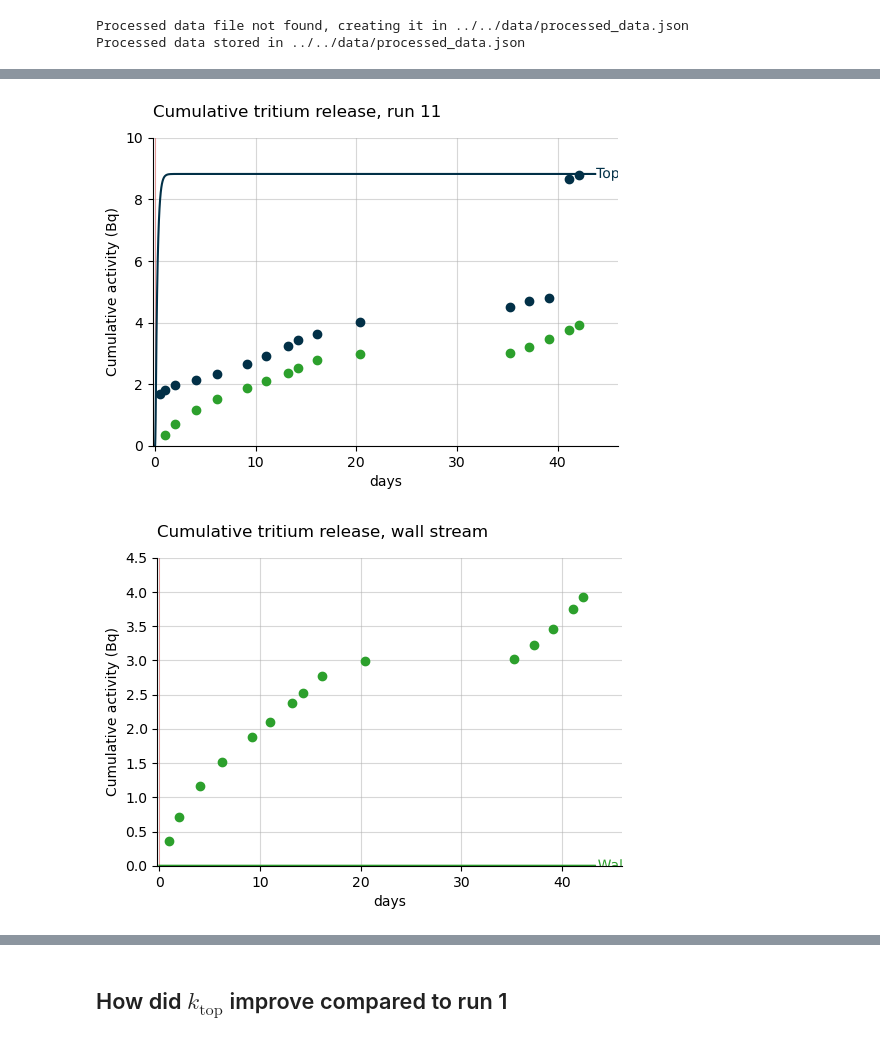
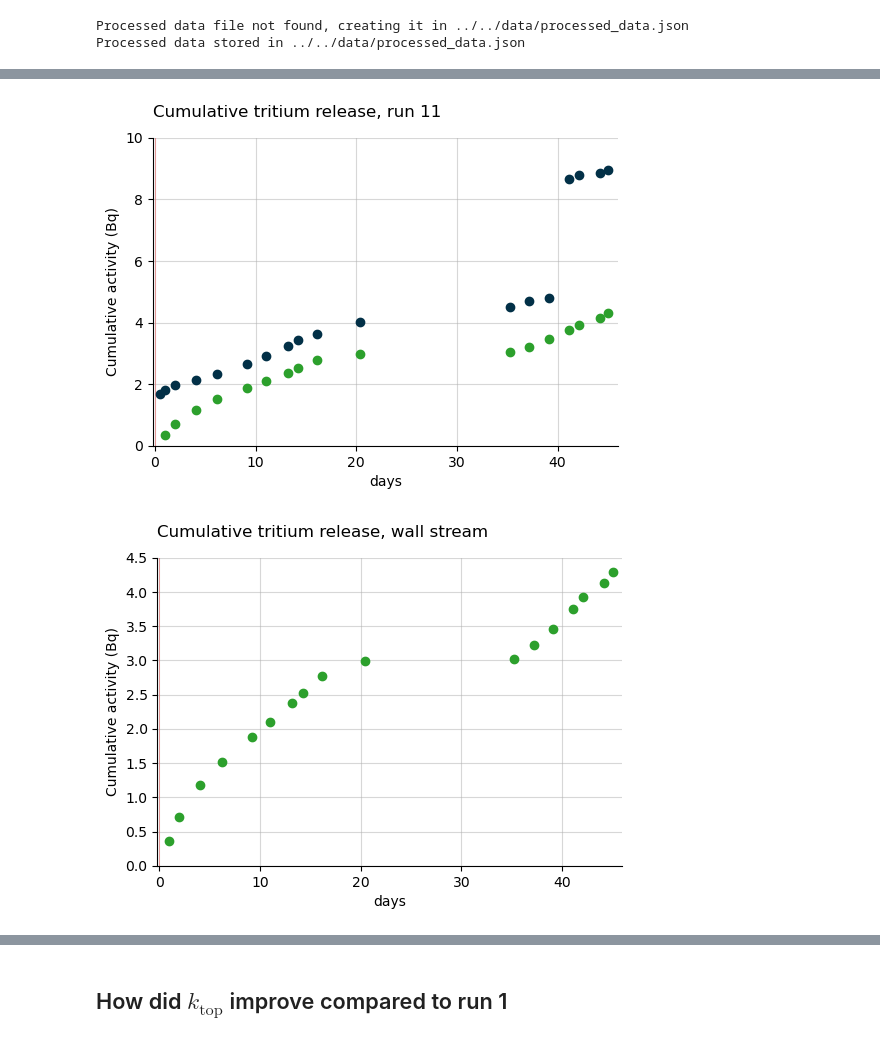
Before and after one commit to veliki-filozof/BABY-1L-run-11, a Jupyter notebook: analysis/tritium/tritium_model.ipynb, the cells around one changed output, grey strips where cells are left out. Saved outputs shown, nothing was run; the diff lists cells and outputs as text; code cells hidden in the pictures.

```diff
--- a/analysis/tritium/tritium_model.ipynb
+++ b/analysis/tritium/tritium_model.ipynb
@@ -74,6 +74,6 @@ Measured TBR: 5.25e-04 particle / neutron
 [figure]
 # %%
-baby_model.run(60 * ureg.day)
+baby_model.run(70 * ureg.day)
 # %%
 print(f"Transport:")
 print(f"  mass transport coeff top: {baby_model.k_top:.2e~P}")
@@ -103,41 +103,41 @@ Geometry:
   wall area: 445.87 cm²
 # %%
 plt.figure(figsize=(6, 4))
-(l,) = plot_integrated_top_release(baby_model, color="#023047", label="Top")
+#(l,) = plot_integrated_top_release(baby_model, color="#023047", label="Top")
 # plot_integrated_wall_release(baby_model, color="tab:green", label="Wall")
 plot_irradiation(baby_model, facecolor="#EF5B5B", alpha=0.5)
 plt.grid(alpha=0.5)
 labelLines(plt.gca().get_lines(), zorder=2.5, xvals=[45] * 2)
 plt.ylim(bottom=0 * ureg.Bq)
 
 plt.scatter(
     replacement_times_top, IV_stream.get_cumulative_activity("total"), color="#023047"
 )
 plt.scatter(
     replacement_times_walls,
     OV_stream.get_cumulative_activity("total"),
     color="tab:green",
 )
 
 # add line where top is 99% of final
 #ydata = l.get_ydata()
 #xdata = l.get_xdata()
 #target_release_frac = 0.99
 #x_target = xdata[np.argmax(ydata > target_release_frac * ydata[-1])]
 
 
 plt.title("Cumulative tritium release, run 11", loc="left", pad=15)
 plt.ylim(top=10)
 plt.xlim(left=-0.2, right=46)
 plt.xlabel("days")
 plt.ylabel("Cumulative activity (Bq)")
 
 plt.savefig("cumulative_release.pdf", bbox_inches="tight")
 # %% [output]
-[figure, old version]
+[figure, new version]
 # %%
 plt.figure(figsize=(6, 4))
-plot_integrated_wall_release(baby_model, color="tab:green", label="Wall")
+#plot_integrated_wall_release(baby_model, color="tab:green", label="Wall")
 plot_irradiation(baby_model, facecolor="#EF5B5B", alpha=0.5)
 plt.grid(alpha=0.5)
 labelLines(plt.gca().get_lines(), zorder=2.5, xvals=[45] * 2)
@@ -159,7 +159,7 @@ plt.ylabel("Cumulative activity (Bq)")
 
 plt.savefig("cumulative_release.pdf", bbox_inches="tight")
 # %% [output]
-[figure, old version]
+[figure, new version]
 # %%
 plot_sample_activity_top(
     baby_model, replacement_times=replacement_times_top, color="#023047", label="Top"
```
Also changed, not shown: parts of 5 cells of this notebook.
